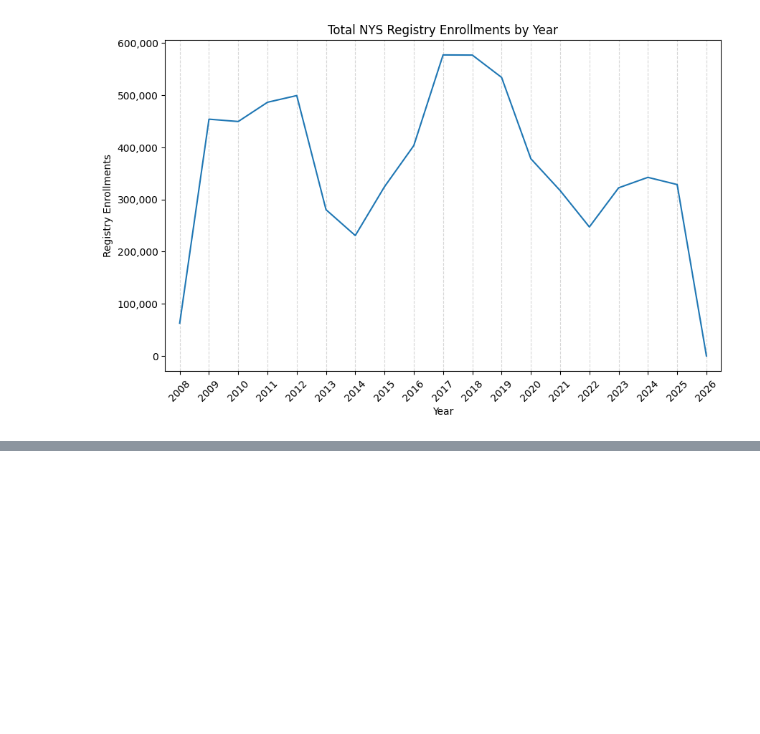
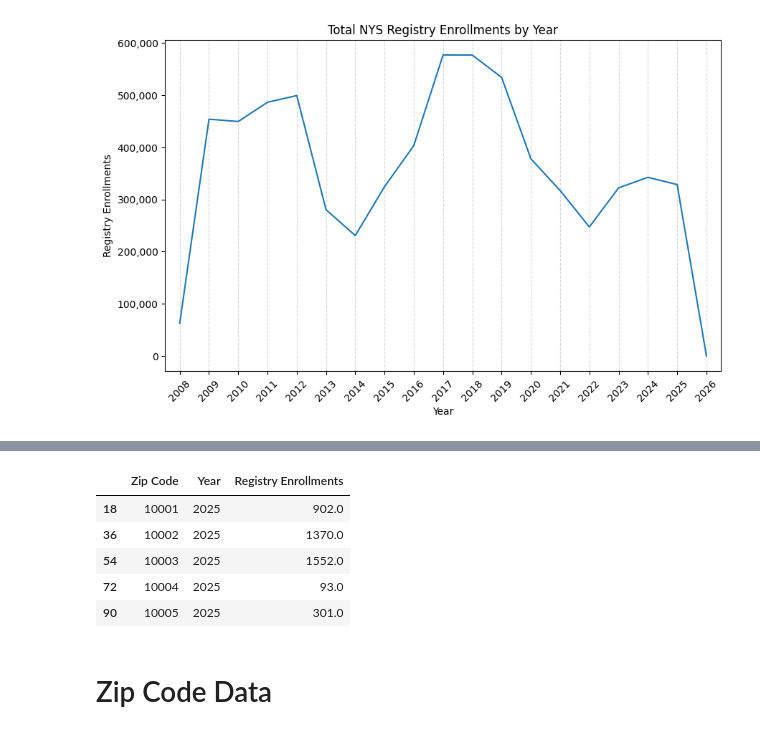
Before and after one commit to slp22/nys_donate_life, a Jupyter notebook: NYS Donate Life_start.ipynb, the cells around one changed output, grey strips where cells are left out. Saved outputs shown, nothing was run; the diff lists cells and outputs as text; code cells hidden in the pictures; blank space fills up the shorter version.

```diff
--- a/NYS Donate Life_start.ipynb
+++ b/NYS Donate Life_start.ipynb
@@ -237,0 +255,13 @@ with open("yearly_totals.pkl", "rb") as f:
+# %%
+# look at 2025
+df_2025 = yearly_df[yearly_df['Year'] == 2025].copy()
+df_2025.head()
+# %% [output]
+|  | Zip Code | Year | Registry Enrollments |
+| 18 | 10001 | 2025 | 902.0 |
+| 36 | 10002 | 2025 | 1370.0 |
+| 54 | 10003 | 2025 | 1552.0 |
+| 72 | 10004 | 2025 | 93.0 |
+| 90 | 10005 | 2025 | 301.0 |
+# %% [markdown]
+# Zip Code Data
```
Also changed, not shown: parts of 13 cells of this notebook, 2 other files.
